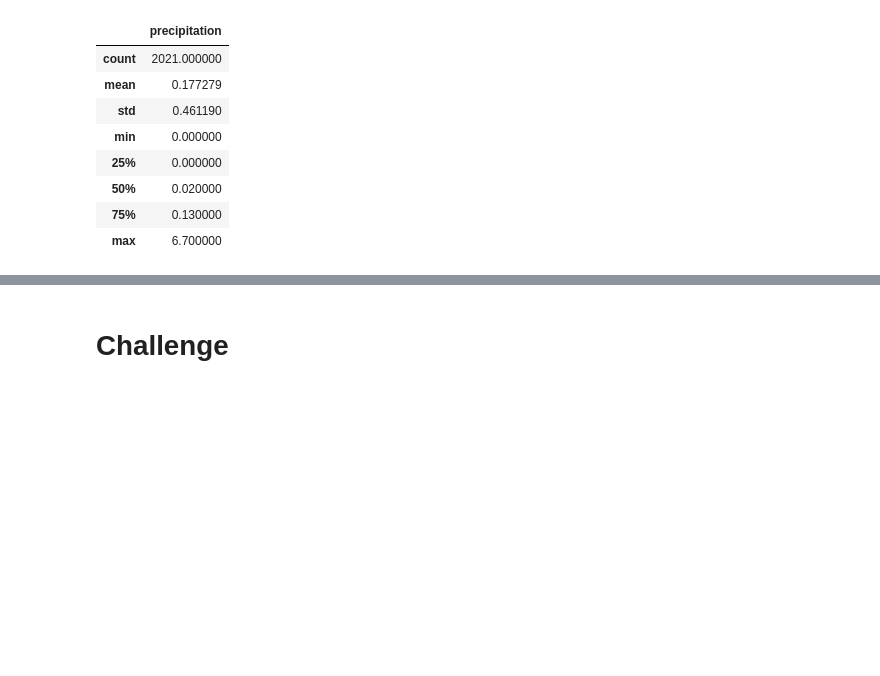
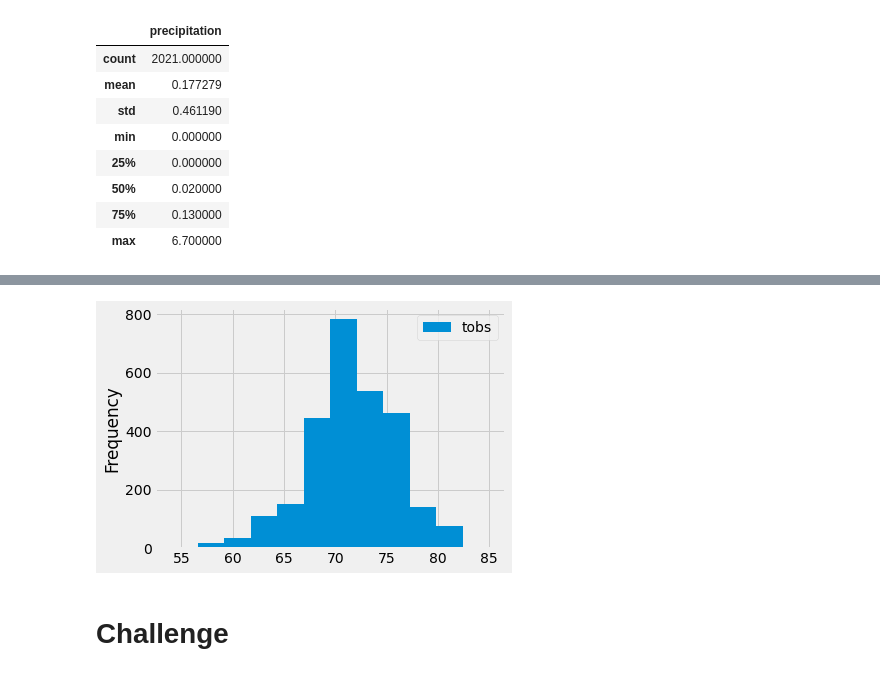
Before and after one commit to meggrooms/surfs_up, a Jupyter notebook: ipynb/climate_analysis.ipynb, the cells around one changed output, grey strips where cells are left out. Cells and saved outputs as stored; diff of their text form; code cells hidden in the pictures; blank space fills up the shorter version.

```diff
--- a/ipynb/climate_analysis.ipynb
+++ b/ipynb/climate_analysis.ipynb
@@ -170,2 +240,7 @@ df.describe()
+# %%
+df.plot.hist(bins=12)
+plt.tight_layout()
+# %% [output]
+[figure, added]
 # %% [markdown]
 # Challenge
```
Also changed, not shown: parts of 10 cells of this notebook.
